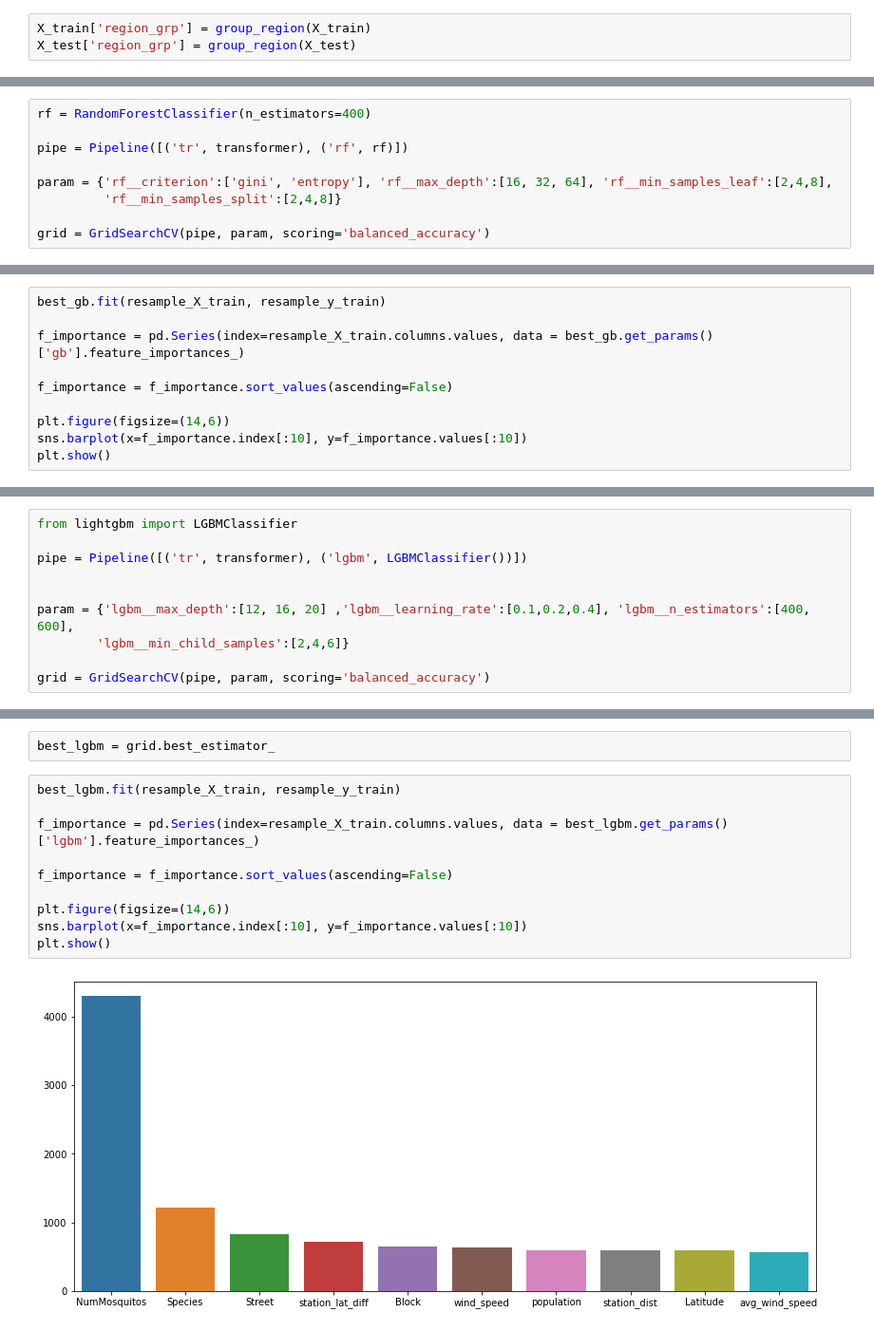
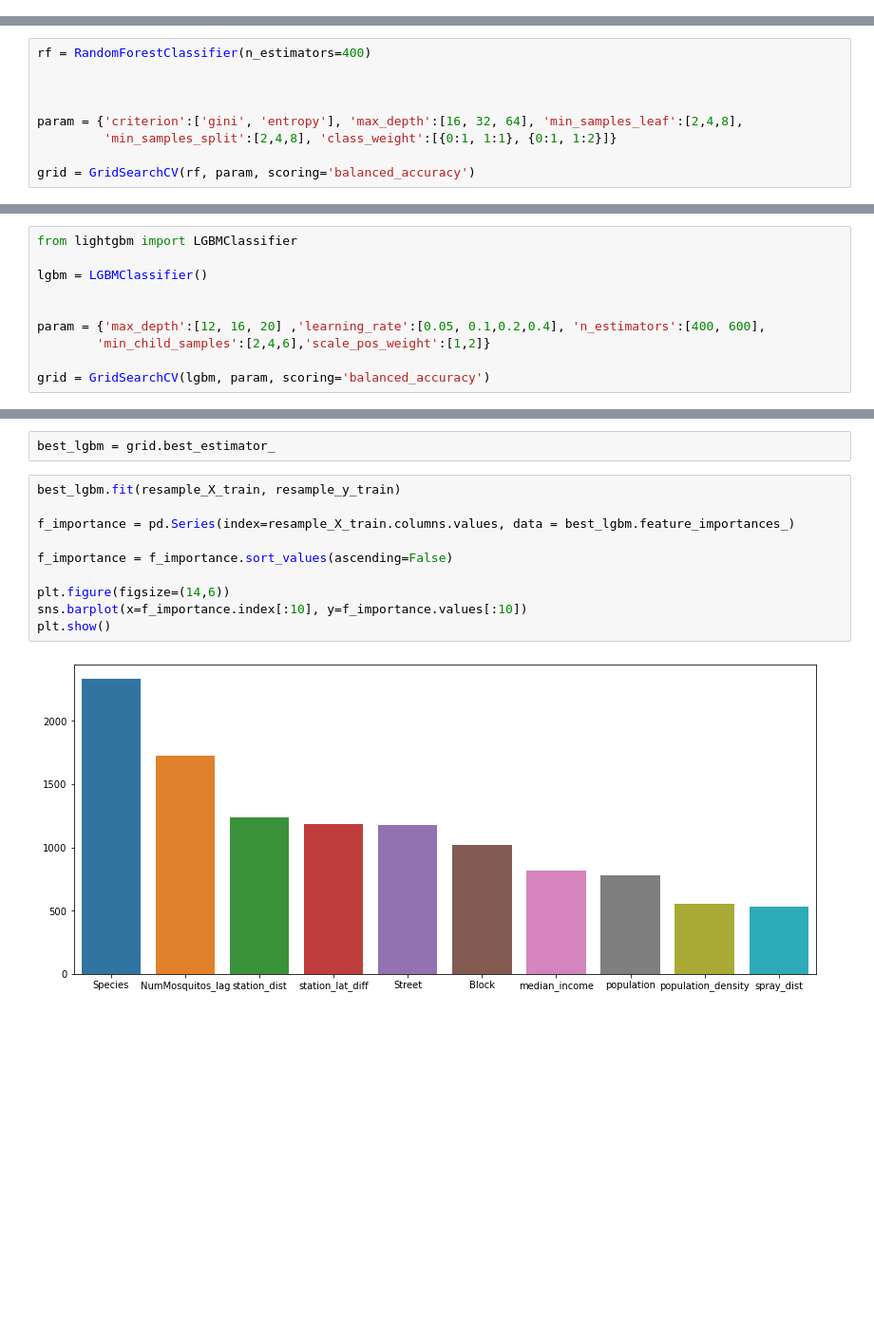
Before and after one commit to maoli-ds/2nd-capstone-project, a Jupyter notebook: modelling.ipynb, the cells around one changed output, grey strips where cells are left out. Shown at 95% size. Cells and saved outputs as stored; diff of their text form; blank space fills up the shorter version.

```diff
--- a/modelling.ipynb
+++ b/modelling.ipynb
@@ -98,6 +56,3 @@ def group_region(df):
-# %%
-X_train['region_grp'] = group_region(X_train)
-X_test['region_grp'] = group_region(X_test)
 # %%
 X_train.head()
 # %% [output]
@@ -389,12 +297,12 @@ weighted avg       0.94      0.89      0.91      2102
 # %%
 rf = RandomForestClassifier(n_estimators=400)
 
-pipe = Pipeline([('tr', transformer), ('rf', rf)])
 
-param = {'rf__criterion':['gini', 'entropy'], 'rf__max_depth':[16, 32, 64], 'rf__min_samples_leaf':[2,4,8],
-         'rf__min_samples_split':[2,4,8]}
 
-grid = GridSearchCV(pipe, param, scoring='balanced_accuracy')
+param = {'criterion':['gini', 'entropy'], 'max_depth':[16, 32, 64], 'min_samples_leaf':[2,4,8],
+         'min_samples_split':[2,4,8], 'class_weight':[{0:1, 1:1}, {0:1, 1:2}]}
+
+grid = GridSearchCV(rf, param, scoring='balanced_accuracy')
 # %%
 grid.fit(resample_X_train, resample_y_train)
 # %% [output]
@@ -520,10 +355,0 @@ best_gb = grid.best_estimator_
-# %%
-best_gb.fit(resample_X_train, resample_y_train)
-
-f_importance = pd.Series(index=resample_X_train.columns.values, data = best_gb.get_params()['gb'].feature_importances_)
-
-f_importance = f_importance.sort_values(ascending=False)
-
-plt.figure(figsize=(14,6))
-sns.barplot(x=f_importance.index[:10], y=f_importance.values[:10])
-plt.show()
@@ -621,13 +356,13 @@ weighted avg       0.93      0.91      0.92      2102
 # %%
 from lightgbm import LGBMClassifier
 
-pipe = Pipeline([('tr', transformer), ('lgbm', LGBMClassifier())])
+lgbm = LGBMClassifier()
 
 
-param = {'lgbm__max_depth':[12, 16, 20] ,'lgbm__learning_rate':[0.1,0.2,0.4], 'lgbm__n_estimators':[400, 600],
-        'lgbm__min_child_samples':[2,4,6]}
+param = {'max_depth':[12, 16, 20] ,'learning_rate':[0.05, 0.1,0.2,0.4], 'n_estimators':[400, 600],
+        'min_child_samples':[2,4,6],'scale_pos_weight':[1,2]}
 
-grid = GridSearchCV(pipe, param, scoring='balanced_accuracy')
+grid = GridSearchCV(lgbm, param, scoring='balanced_accuracy')
 # %%
 grid.fit(resample_X_train, resample_y_train)
 # %% [output]
@@ -660,15 +386,15 @@ best_lgbm = grid.best_estimator_
 # %%
 best_lgbm.fit(resample_X_train, resample_y_train)
 
-f_importance = pd.Series(index=resample_X_train.columns.values, data = best_lgbm.get_params()['lgbm'].feature_importances_)
+f_importance = pd.Series(index=resample_X_train.columns.values, data = best_lgbm.feature_importances_)
 
 f_importance = f_importance.sort_values(ascending=False)
 
 plt.figure(figsize=(14,6))
 sns.barplot(x=f_importance.index[:10], y=f_importance.values[:10])
 plt.show()
 # %% [output]
-[figure, old version]
+[figure, new version]
 # %%
 y_pred = best_lgbm.predict(X_test)
 
```
Also changed, not shown: parts of 65 cells of this notebook, 1 other file.
